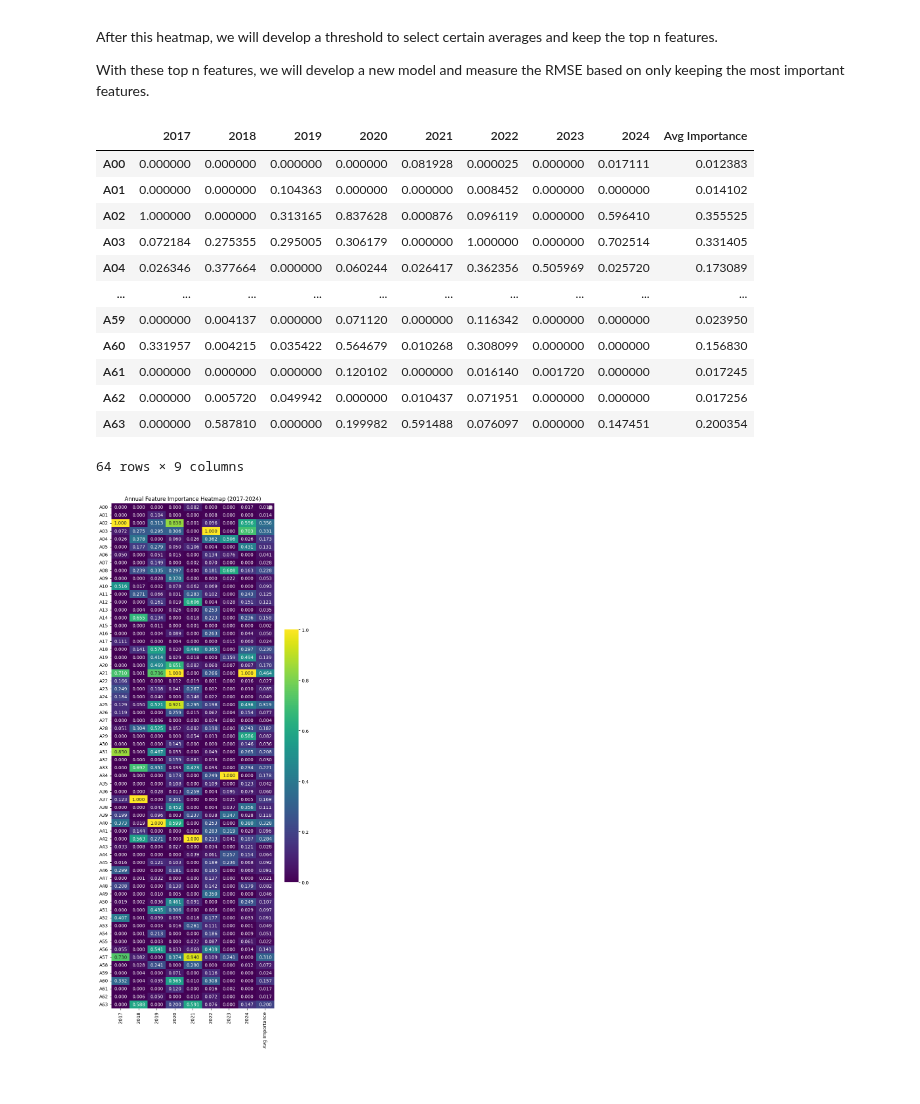
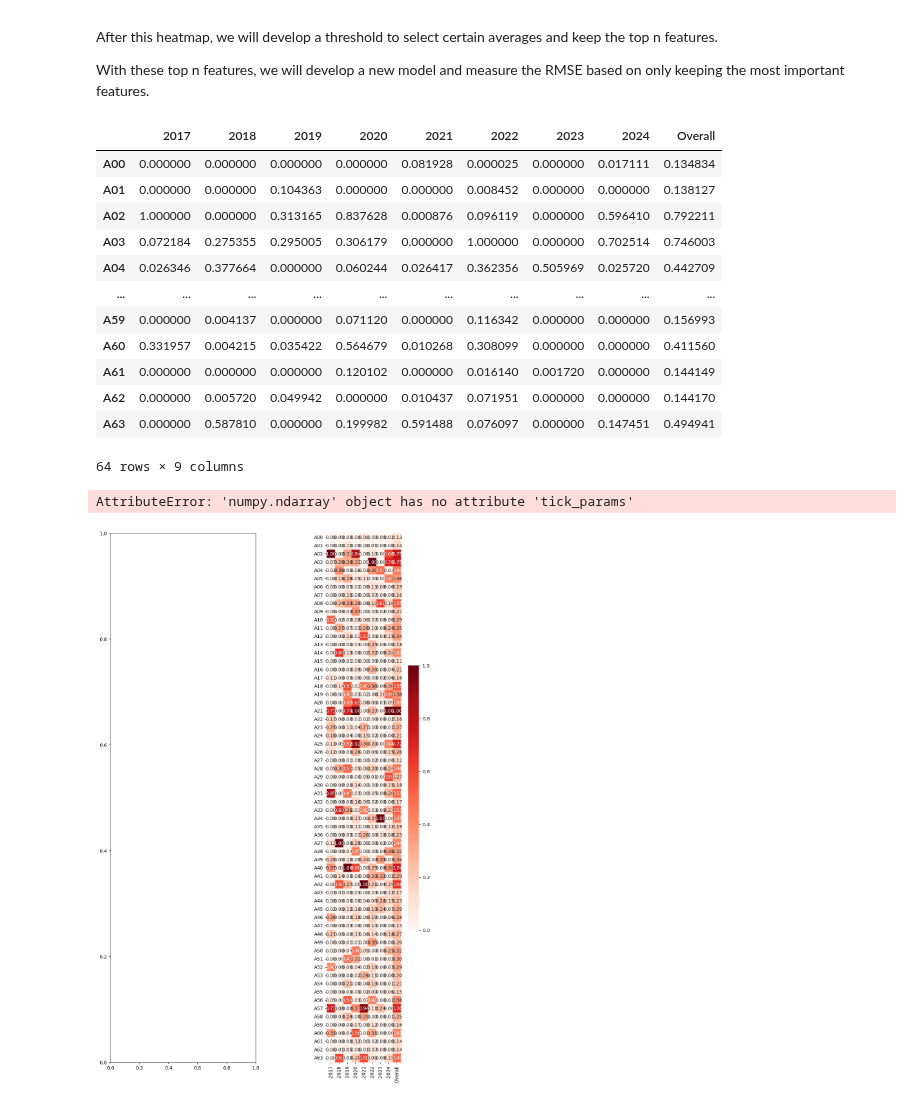
Before and after one commit to Amoreno73/wnv_embeddings, a Jupyter notebook: notebooks/shap-ranking.ipynb, the cells around one changed output. Saved outputs shown, nothing was run; the diff lists cells and outputs as text; code cells hidden in the pictures.

```diff
--- a/notebooks/shap-ranking.ipynb
+++ b/notebooks/shap-ranking.ipynb
@@ -388,19 +388,20 @@ After this heatmap, we will develop a threshold to select certain averages and k
 
 With these top n features, we will develop a new model and measure the RMSE based on only keeping the most important features.
 # %%
-df_save["Avg Importance"] = df_save.mean(axis=1)
-df_save
+df_save["Overall"] = df_save.mean(axis=1)
+# normalize overall on the max
+df_save["Overall"] = df_save["Overall"] / df_save["Overall"].max()
 # %% [output]
-|  | 2017 | 2018 | 2019 | 2020 | 2021 | 2022 | 2023 | 2024 | Avg Importance |
-| A00 | 0.000000 | 0.000000 | 0.000000 | 0.000000 | 0.081928 | 0.000025 | 0.000000 | 0.017111 | 0.012383 |
-| A01 | 0.000000 | 0.000000 | 0.104363 | 0.000000 | 0.000000 | 0.008452 | 0.000000 | 0.000000 | 0.014102 |
-| A02 | 1.000000 | 0.000000 | 0.313165 | 0.837628 | 0.000876 | 0.096119 | 0.000000 | 0.596410 | 0.355525 |
-| A03 | 0.072184 | 0.275355 | 0.295005 | 0.306179 | 0.000000 | 1.000000 | 0.000000 | 0.702514 | 0.331405 |
-| A04 | 0.026346 | 0.377664 | 0.000000 | 0.060244 | 0.026417 | 0.362356 | 0.505969 | 0.025720 | 0.173089 |
+|  | 2017 | 2018 | 2019 | 2020 | 2021 | 2022 | 2023 | 2024 | Overall |
+| A00 | 0.000000 | 0.000000 | 0.000000 | 0.000000 | 0.081928 | 0.000025 | 0.000000 | 0.017111 | 0.134834 |
+| A01 | 0.000000 | 0.000000 | 0.104363 | 0.000000 | 0.000000 | 0.008452 | 0.000000 | 0.000000 | 0.138127 |
+| A02 | 1.000000 | 0.000000 | 0.313165 | 0.837628 | 0.000876 | 0.096119 | 0.000000 | 0.596410 | 0.792211 |
+| A03 | 0.072184 | 0.275355 | 0.295005 | 0.306179 | 0.000000 | 1.000000 | 0.000000 | 0.702514 | 0.746003 |
+| A04 | 0.026346 | 0.377664 | 0.000000 | 0.060244 | 0.026417 | 0.362356 | 0.505969 | 0.025720 | 0.442709 |
 | ... | ... | ... | ... | ... | ... | ... | ... | ... | ... |
-| A59 | 0.000000 | 0.004137 | 0.000000 | 0.071120 | 0.000000 | 0.116342 | 0.000000 | 0.000000 | 0.023950 |
-| A60 | 0.331957 | 0.004215 | 0.035422 | 0.564679 | 0.010268 | 0.308099 | 0.000000 | 0.000000 | 0.156830 |
-| A61 | 0.000000 | 0.000000 | 0.000000 | 0.120102 | 0.000000 | 0.016140 | 0.001720 | 0.000000 | 0.017245 |
-| A62 | 0.000000 | 0.005720 | 0.049942 | 0.000000 | 0.010437 | 0.071951 | 0.000000 | 0.000000 | 0.017256 |
-| A63 | 0.000000 | 0.587810 | 0.000000 | 0.199982 | 0.591488 | 0.076097 | 0.000000 | 0.147451 | 0.200354 |
+| A59 | 0.000000 | 0.004137 | 0.000000 | 0.071120 | 0.000000 | 0.116342 | 0.000000 | 0.000000 | 0.156993 |
+| A60 | 0.331957 | 0.004215 | 0.035422 | 0.564679 | 0.010268 | 0.308099 | 0.000000 | 0.000000 | 0.411560 |
+| A61 | 0.000000 | 0.000000 | 0.000000 | 0.120102 | 0.000000 | 0.016140 | 0.001720 | 0.000000 | 0.144149 |
+| A62 | 0.000000 | 0.005720 | 0.049942 | 0.000000 | 0.010437 | 0.071951 | 0.000000 | 0.000000 | 0.144170 |
+| A63 | 0.000000 | 0.587810 | 0.000000 | 0.199982 | 0.591488 | 0.076097 | 0.000000 | 0.147451 | 0.494941 |
 64 rows × 9 columns
@@ -407,12 +410,26 @@ df_save
 # %%
 # this is the heatmap, along with the added column at the end.
-plt.figure(figsize=(8,20))
+
+# split into two subplots
+
+# plt.figure(figsize=(8,20))
+fig, axes = plt.subplots(ncols=2, figsize=(12, 20))
 # if i do want numbers update annot param (can add this for nums fmt=".2f")
 plt.rcParams.update({'font.size': 10})
-ax = sns.heatmap(df_save, cmap="viridis", annot=True, fmt=".3f", square=False, cbar_kws={"shrink": 0.5, "aspect": 18})
-ax.tick_params(axis="x",labelsize=10)
-ax.legend(labelspacing=0.2)
-plt.title("Annual Feature Importance Heatmap (2017-2024)")
+
+axes[0] = sns.heatmap(df_save, cmap="Reds", annot=True, fmt=".2f", square=True, cbar_kws={"shrink": 0.5, "aspect": 25})
+axes.tick_params(axis="x",labelsize=10)
+
+axes[1] = sns.heatmap(df_save, cmap="Reds", annot=True, fmt=".2f", square=False, cbar_kws={"shrink": 0.5, "aspect": 18})
+axes.tick_params(axis="x",labelsize=10)
+
+
+fig.suptitle("Normalized SHAP Values (2017-2024)")
 plt.show()
+
+
+# smaller legend, and add label "Mean Normalized SHAP Value" to legend
+# one png with the two subplots
 # %% [output]
+AttributeError: 'numpy.ndarray' object has no attribute 'tick_params'
-[figure, old version]
+[figure, new version]
```
Also changed, not shown: parts of 3 cells of this notebook, 9 other files.
